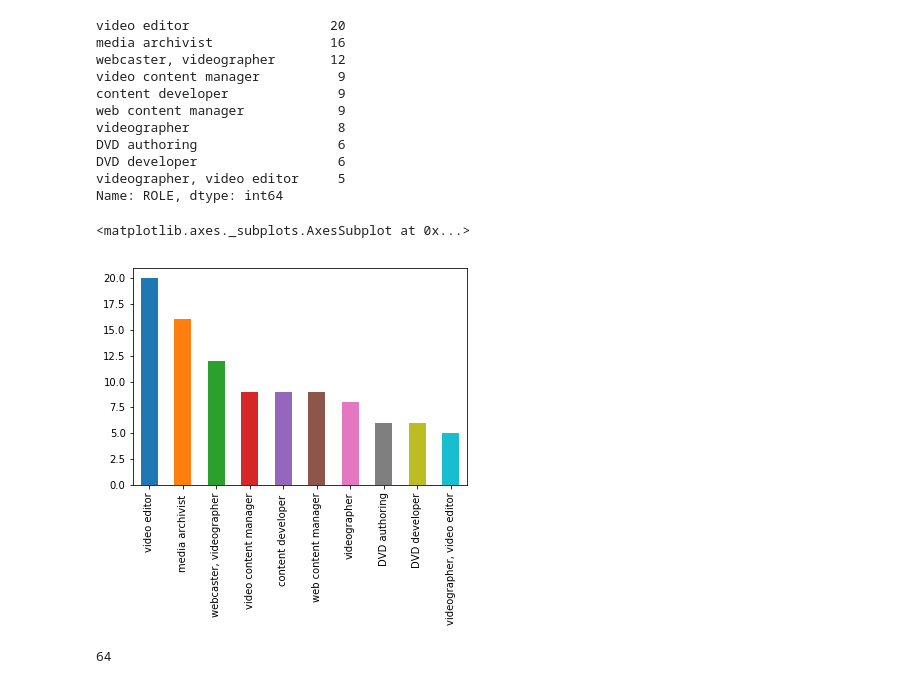
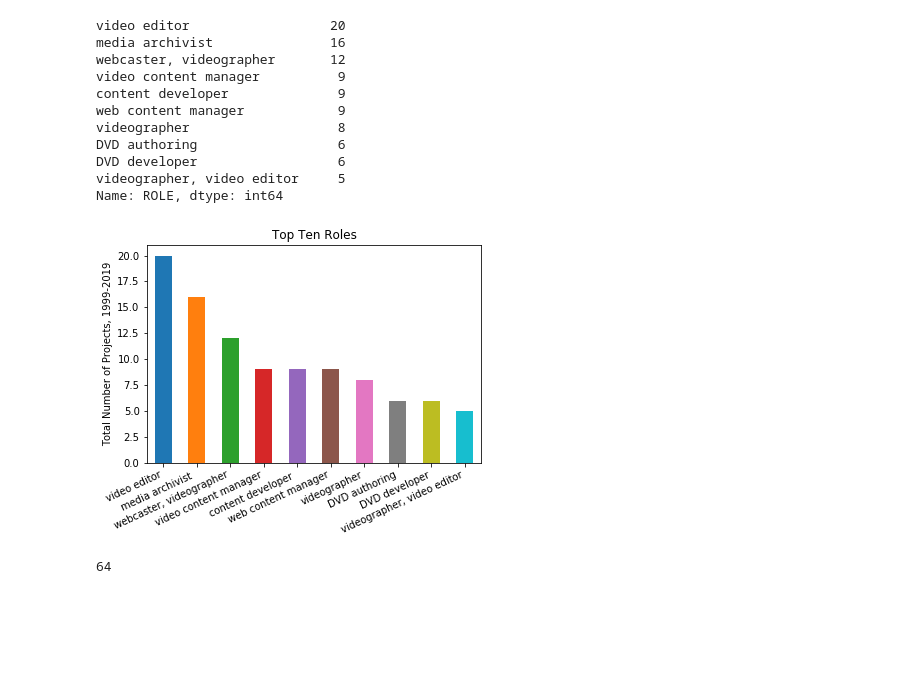
Before and after one commit to elsantonato/18-Project_3-The_Numbers, a Jupyter notebook: ftpmedia_app/data_cleaning.ipynb, the cells around one changed output. Drawn from its saved outputs; the diff is of its cells as text; code cells hidden in the pictures; blank space fills up the shorter version.

Commit message:
updates to data_cleaning and figures

```diff
--- a/ftpmedia_app/data_cleaning.ipynb
+++ b/ftpmedia_app/data_cleaning.ipynb
@@ -215,12 +215,22 @@ Name: ROLE, dtype: int64
 # %%
 # plot top ten roles
 role_df_10 = role_df.head(10)
 #if len(role_df) > 10:
 #    role_df_10['remaining {0} items'.format(len(role_df) - 10)] = sum(role_df[10:])
 role_df_10.plot(kind='bar')
+
+plt.title("Top Ten Roles")
+plt.ylabel("Total Number of Projects, 1999-2019")
+
+plt.xticks(ha='right', rotation=25)
+
+# Save plot
+plt.savefig('images/fig_roles.png', bbox_inches="tight", dpi=199)
+
+# Show plot
+plt.show()
 # %% [output]
-<matplotlib.axes._subplots.AxesSubplot at 0x...>
-[figure, old version]
+[figure, new version]
 # %%
 len(role_df.index)
 # %% [output]
```
Also changed, not shown: parts of 11 cells of this notebook, 8 other files.
